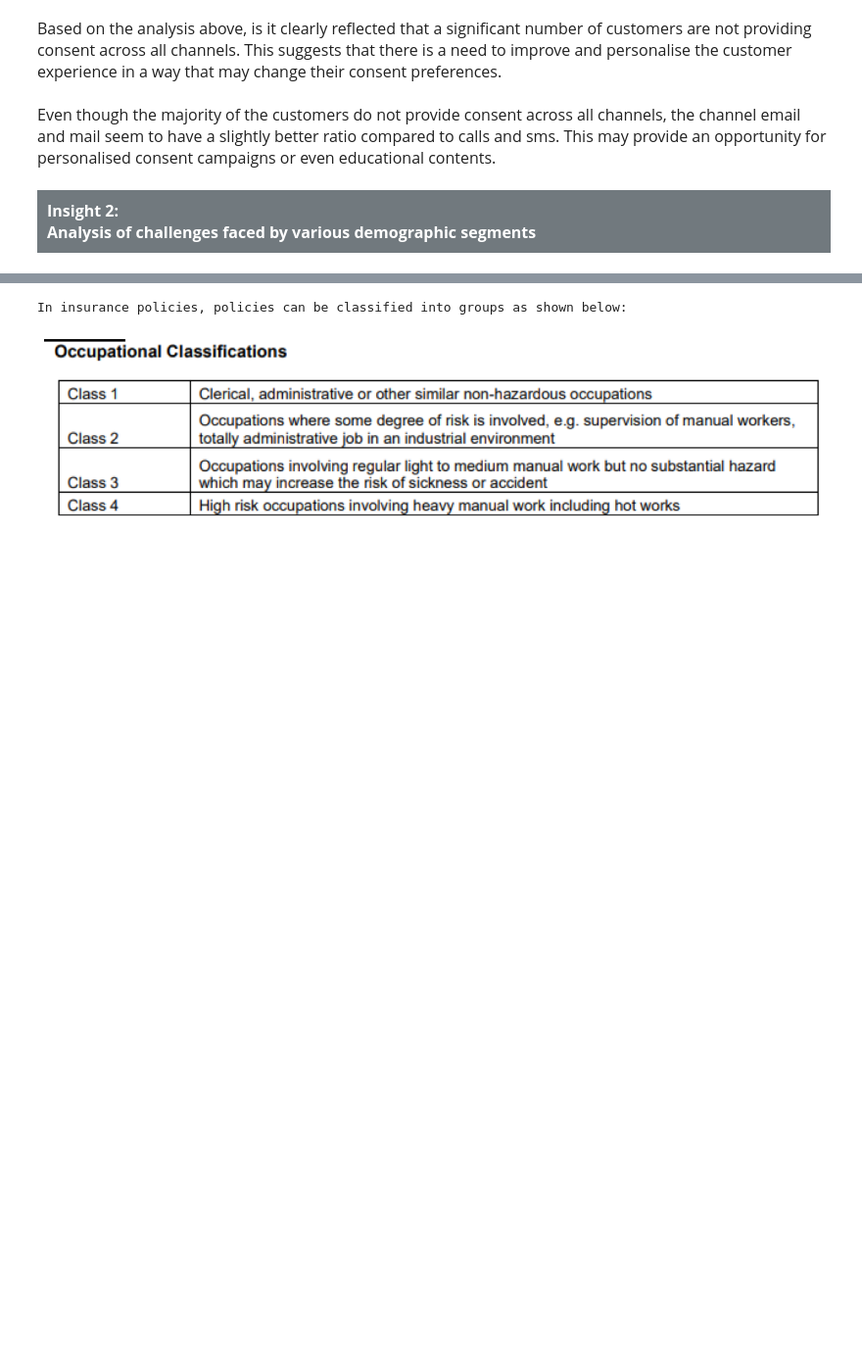
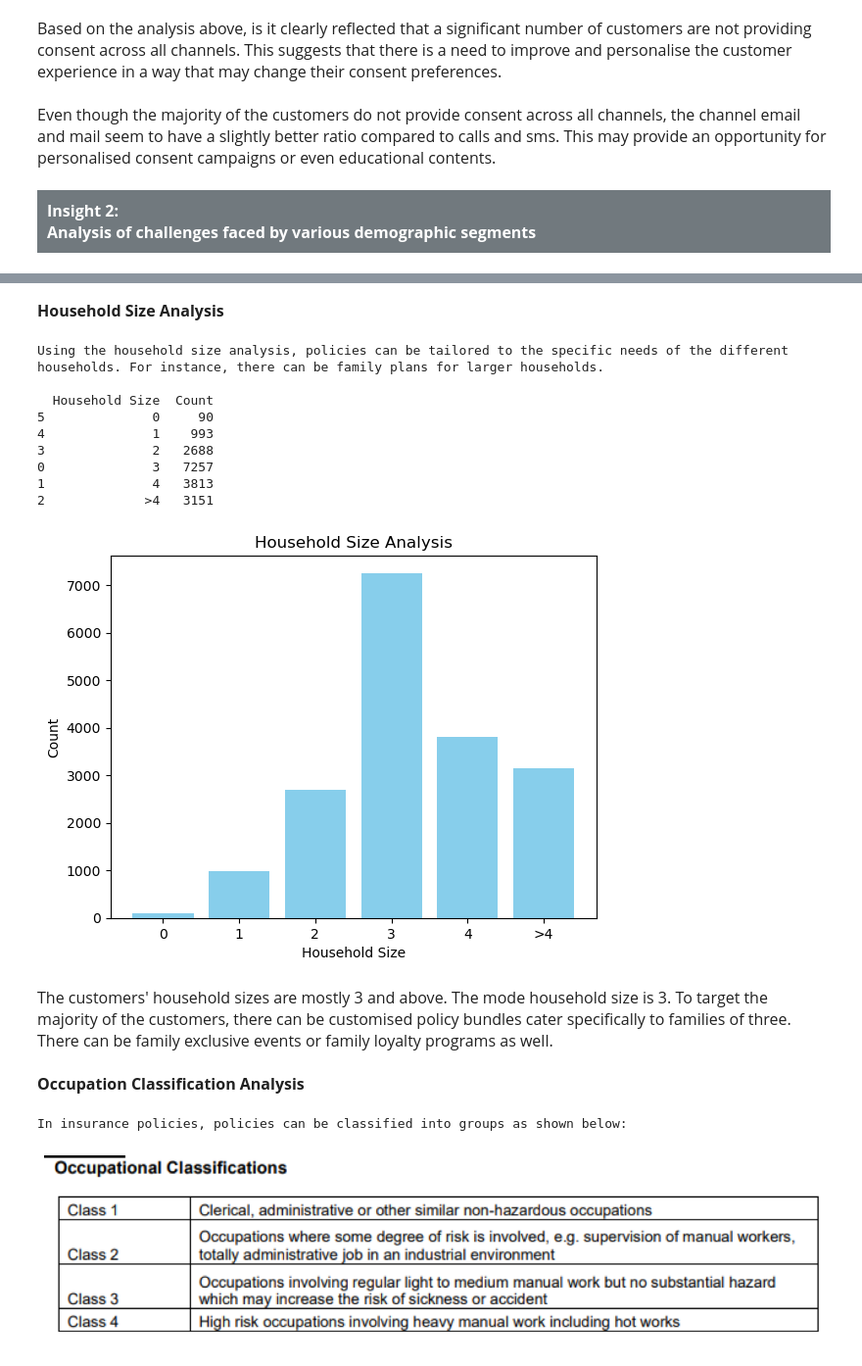
Before and after one commit to GeraldJamesLow/datathon_singlife, a Jupyter notebook: data analysis.ipynb, the cells around one changed output, grey strips where cells are left out. Shown at 98% size. Cells and saved outputs as stored; diff of their text form; code cells hidden in the pictures; blank space fills up the shorter version.

Commit message:
data analysis

```diff
--- a/data analysis.ipynb
+++ b/data analysis.ipynb
@@ -130,3 +120,43 @@ Occupation Classification Analysis
+# %% [markdown]
+<div style = "font-size: 16px;font-weight:bold">
+Household Size Analysis
+</div>
+# %%
+#hh_size_est column:
+print()
+print("Using the household size analysis, policies can be tailored to the specific needs of the different households. For instance, there can be family plans for larger households.")
+print()
+hh_size_count = data['hh_size_est'].value_counts()
+hh_size_table = hh_size_count.reset_index()
+hh_size_table.columns = ['Household Size','Count']
+hh_size_table = hh_size_table.sort_values(by='Household Size')
+print(hh_size_table)
+
+plt.bar(hh_size_table['Household Size'],hh_size_table['Count'],color='skyblue')
+
+plt.xlabel('Household Size')
+plt.ylabel('Count')
+plt.title('Household Size Analysis')
+
+plt.show()
+# %% [output]
+Using the household size analysis, policies can be tailored to the specific needs of the different households. For instance, there can be family plans for larger households.
+
+  Household Size  Count
+5              0     90
+4              1    993
+3              2   2688
+0              3   7257
+1              4   3813
+2             >4   3151
+[figure, added]
+# %% [markdown]
+<div style = "font-size: 16px;">
+The customers' household sizes are mostly 3 and above. The mode household size is 3. To target the majority of the customers, there can be customised policy bundles cater specifically to families of three. There can be family exclusive events or family loyalty programs as well.</div>
+# %% [markdown]
+<div style = "font-size: 16px;font-weight:bold">
+Occupation Classification Analysis
+</div>
 # %%
 #is_class_1_2 column:
 print()
```
Also changed, not shown: parts of 13 cells of this notebook.
